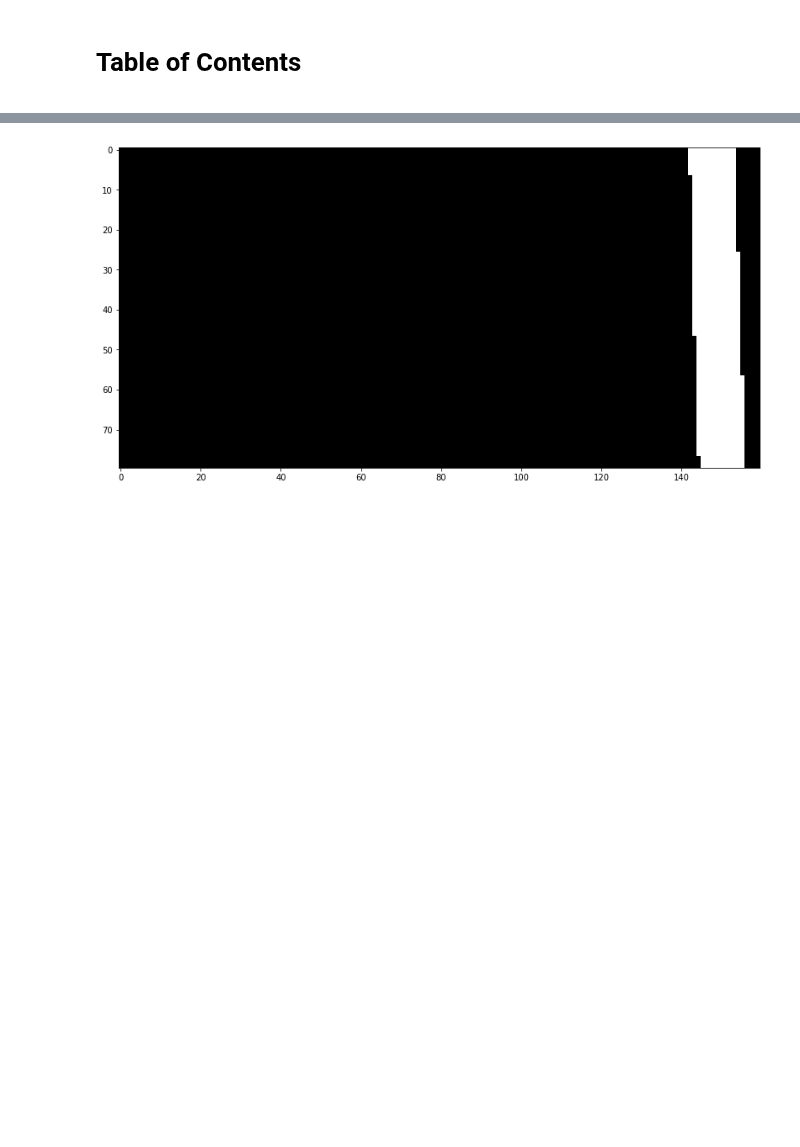
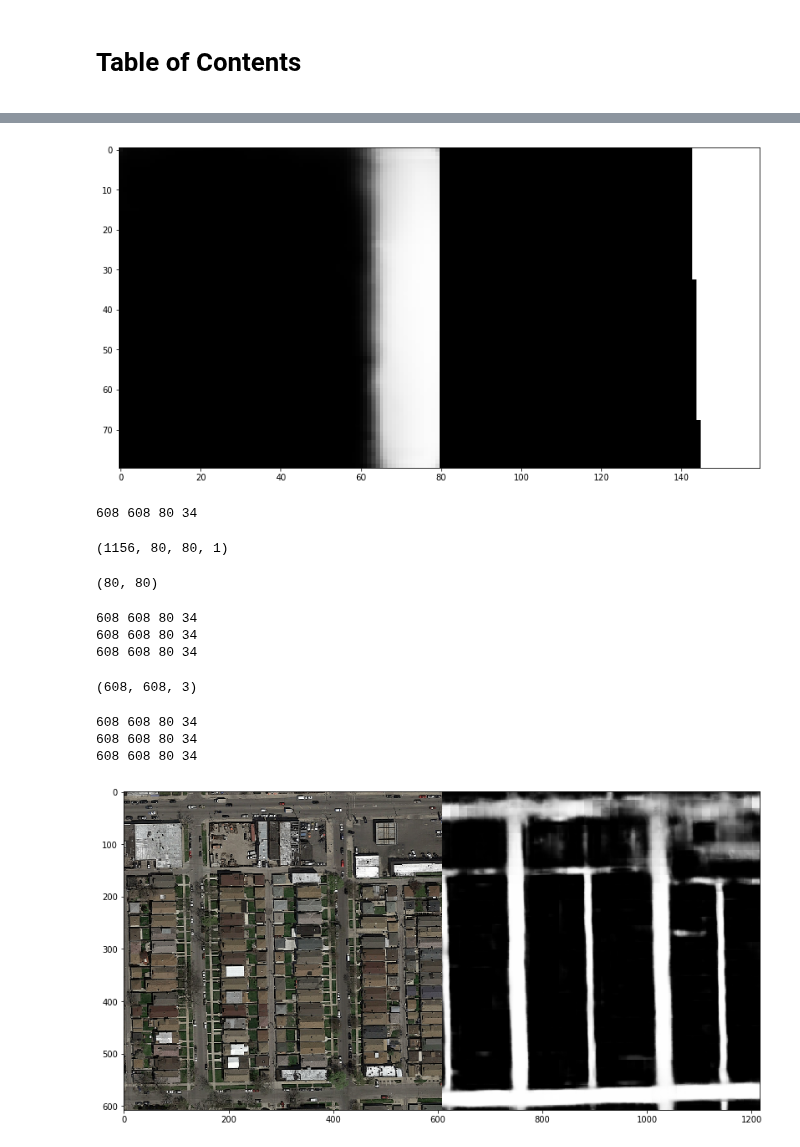
Before and after one commit to gregunz/MachineLearning2017, a Jupyter notebook: project02/src/pipeline_gregunz.ipynb, the cells around one changed output, grey strips where cells are left out. Cells and saved outputs as stored; diff of their text form; code cells hidden in the pictures; blank space fills up the shorter version.

```diff
--- a/project02/src/pipeline_gregunz.ipynb
+++ b/project02/src/pipeline_gregunz.ipynb
@@ -105,7 +80,59 @@ Y_tr = pipeline.predict(X_tr[:10], sample_img=5)
 # %%
-i = 0
+i = 8
 show([Y_tr[i], Y[i]])
 # %% [output]
-[figure, old version]
+[figure, new version]
 # %%
 pipeline.save_output(predictions, save_dir, config.copy())
+# %%
+def patches_to_img(patches, stride, img_shape):
+    if len(img_shape) > 2:
+        channels = [patches_to_img(patches[:, :, :, i], stride, img_shape[:2]) for i in range(3)]
+        return np.concatenate(channels, axis=2)
+
+    h, w = img_shape
+    patch_size = patches.shape[1]
+    n_stride = (h - patch_size) // stride + 1
+
+    assert h == w, "only squared image are accepted"
+    assert (h - patch_size) % stride == 0, "The stride must be adapted on image and patch size"
+    assert len(patches) % n_stride ** 2 == 0, "They must be the right number of patches per image"
+
+    pred_final = np.zeros(img_shape + (1,))  # Accumulator for the final prediction
+    pred_normalizer = np.zeros(img_shape + (1,))  # Counter of the patch per prediction per pixel
+
+    for i in range(n_stride):
+        for j in range(n_stride):
+            x_from, x_to = i * stride, i * stride + patch_size
+            y_from, y_to = j * stride, j * stride + patch_size
+            idx = i * n_stride + j
+            pred_final[x_from: x_to, y_from: y_to] += patches[idx].reshape(patch_size, patch_size, 1)
+            pred_normalizer[x_from: x_to, y_from: y_to] += 1
+    return pred_final / pred_normalizer
+# %%
+img = patches_to_img(predictions, stride=config['stride'], img_shape=(pipeline.te_h, pipeline.te_w))
+# %% [output]
+608 608 80 34
+# %%
+predictions.shape
+# %% [output]
+(1156, 80, 80, 1)
+# %%
+X_te[0][:, :, 2].shape
+# %% [output]
+(80, 80)
+# %%
+patches_to_img(X_te[34*34*i:34*34*(i+1)], 16, (608, 608, 3)).shape
+# %% [output]
+608 608 80 34
+608 608 80 34
+608 608 80 34
+(608, 608, 3)
+# %%
+i=0
+show([combine_prediction2(X_te[34*34*i:34*34*(i+1)], 16, (608, 608, 3)), img])
+# %% [output]
+608 608 80 34
+608 608 80 34
+608 608 80 34
+[figure, added]
```
Also changed, not shown: parts of 12 cells of this notebook, 16 other files.
